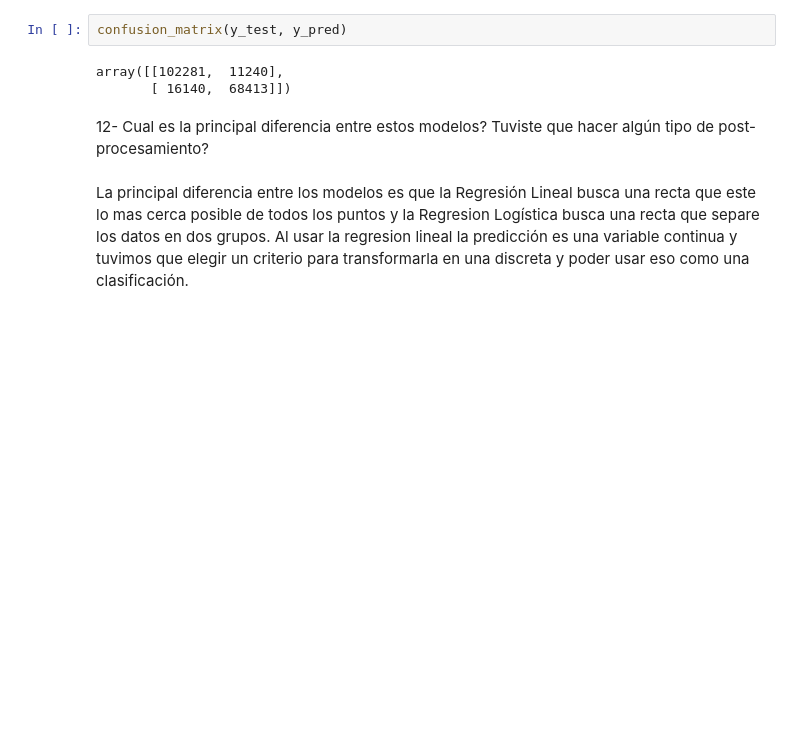
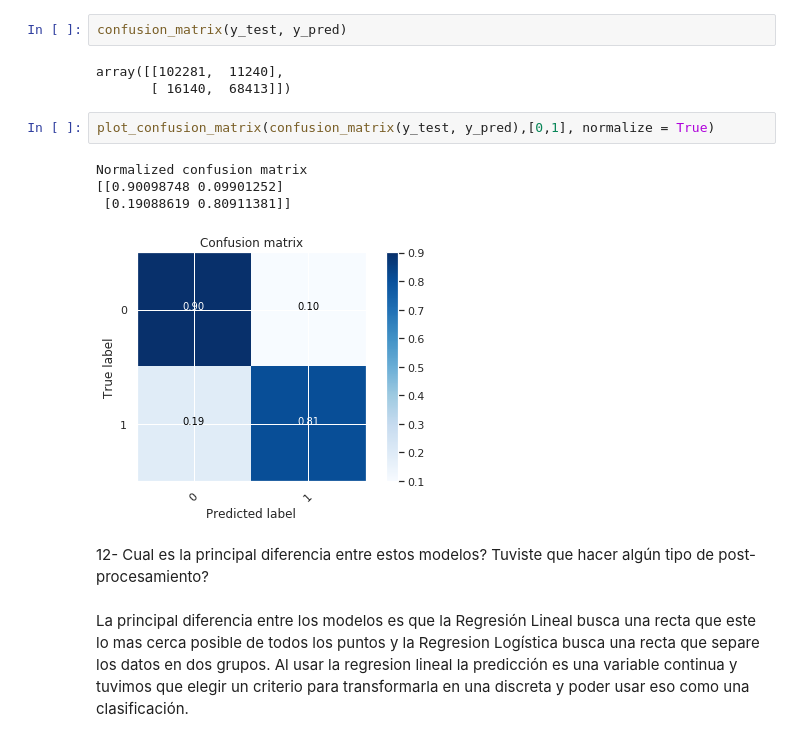
Before and after one commit to manquius/series_temporales, a Jupyter notebook: practico3_isa.ipynb, the cells around one changed output. Drawn from its saved outputs; the diff is of its cells as text; blank space fills up the shorter version.

```diff
--- a/practico3_isa.ipynb
+++ b/practico3_isa.ipynb
@@ -442,6 +594,13 @@ confusion_matrix(y_test, y_pred)
 # %% [output]
 array([[102281,  11240],
        [ 16140,  68413]])
+# %%
+plot_confusion_matrix(confusion_matrix(y_test, y_pred),[0,1], normalize = True)
+# %% [output]
+Normalized confusion matrix
+[[0.90098748 0.09901252]
+ [0.19088619 0.80911381]]
+[figure, added]
 # %% [markdown]
 12- Cual es la principal diferencia entre estos modelos? Tuviste que hacer algún tipo de post-procesamiento?
 # %% [markdown]
```
Also changed, not shown: parts of 34 cells of this notebook.
